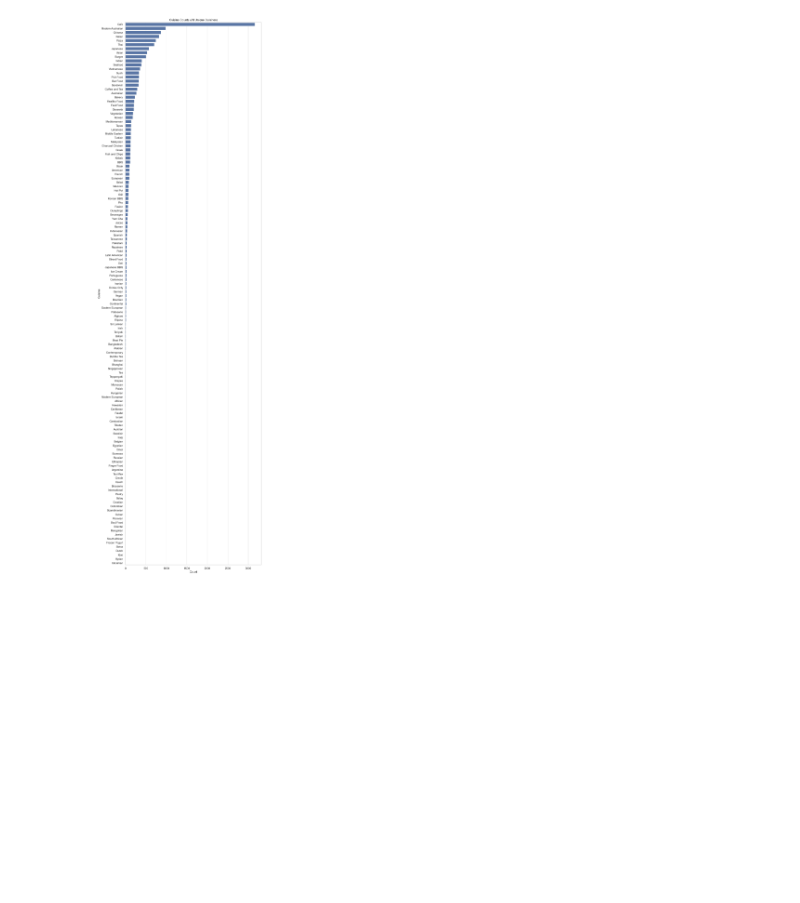
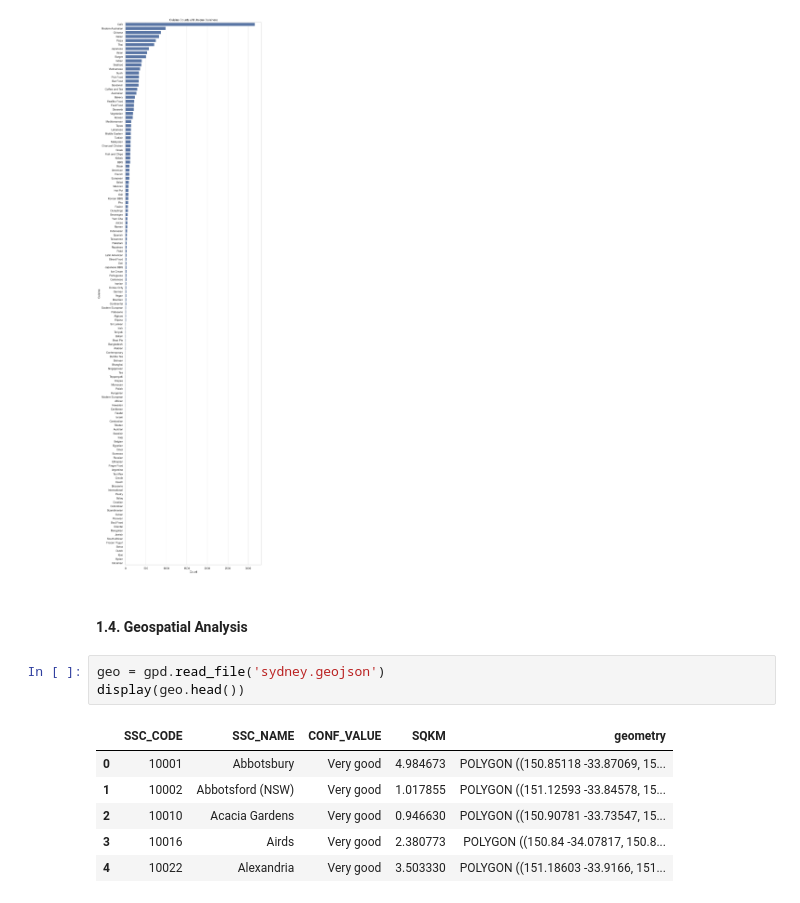
Before and after one commit to nigelcheong/predictive-modelling-and-deployment-assignment, a Jupyter notebook: notebooks/Assignment_1.ipynb, the cells around one changed output. Saved outputs shown, nothing was run; the diff lists cells and outputs as text; blank space fills up the shorter version.

```diff
--- a/notebooks/Assignment_1.ipynb
+++ b/notebooks/Assignment_1.ipynb
@@ -166,3 +166,15 @@ plt.ylabel("Cuisine")
 plt.show()
 # %% [output]
 [figure]
+# %% [markdown]
+#### 1.4. Geospatial Analysis
+# %%
+geo = gpd.read_file('sydney.geojson')
+display(geo.head())
+# %% [output]
+|  | SSC_CODE | SSC_NAME | CONF_VALUE | SQKM | geometry |
+| 0 | 10001 | Abbotsbury | Very good | 4.984673 | POLYGON ((150.85118 -33.87069, 15... |
+| 1 | 10002 | Abbotsford (NSW) | Very good | 1.017855 | POLYGON ((151.12593 -33.84578, 15... |
+| 2 | 10010 | Acacia Gardens | Very good | 0.946630 | POLYGON ((150.90781 -33.73547, 15... |
+| 3 | 10016 | Airds | Very good | 2.380773 | POLYGON ((150.84 -34.07817, 150.8... |
+| 4 | 10022 | Alexandria | Very good | 3.503330 | POLYGON ((151.18603 -33.9166, 151... |
```
Also changed, not shown: parts of 5 cells of this notebook.
